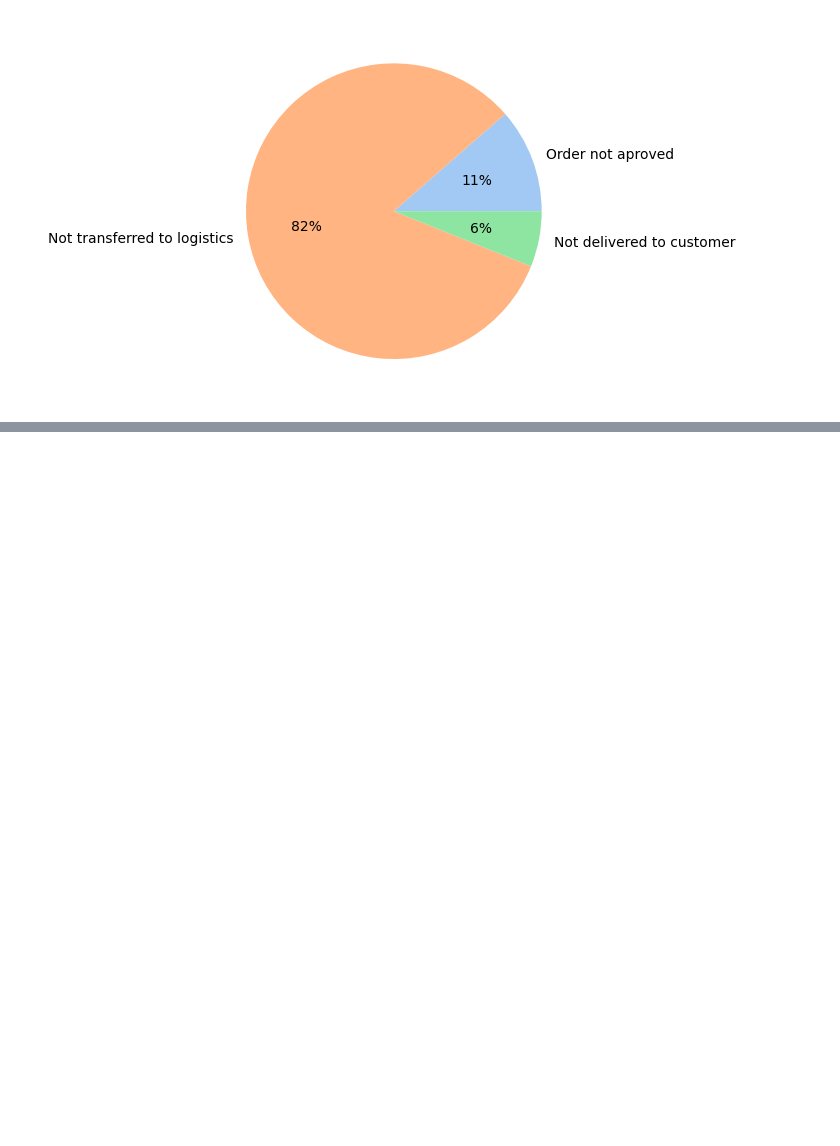
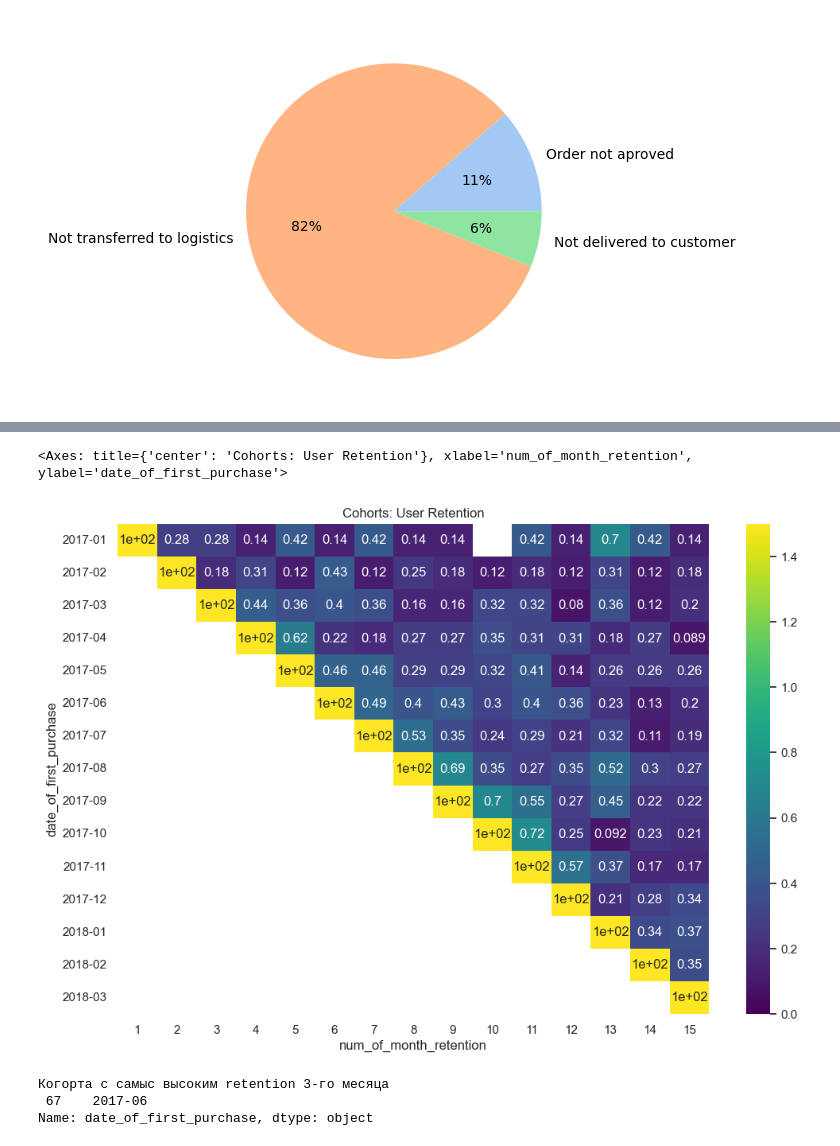
Before and after one commit to Alexandr-Semyagin/e-commerce_project, a Jupyter notebook: E-commerce project.ipynb, the cells around one changed output, grey strips where cells are left out. Cells and saved outputs as stored; diff of their text form; code cells hidden in the pictures; blank space fills up the shorter version.

```diff
--- a/E-commerce project.ipynb
+++ b/E-commerce project.ipynb
@@ -323,0 +509,15 @@ plt.show
+# %%
+retention = retention.reset_index()
+# %%
+#  Функция для нумерации месяцев
+def num_month(x):
+    num = x.split('-')
+    if num[0] == '2017':
+        return int(num[1])
+    else:
+        return int(num[1]) + 12
+# %%
+retention['num_of_month_retention'] = retention.date_of_purchase.apply(lambda x: num_month(x))
+# %%
+# Делаем сводную таблицу для визуализации retention
+pivot_retention = retention.pivot(index='date_of_first_purchase', columns='num_of_month_retention', values='retention_rate_percent')
@@ -323,0 +544,9 @@ plt.show
+# %%
+# Самой удобной визуализацией retention послужит heatmap
+sns.set(style='white')
+plt.figure(figsize=(12, 8))
+plt.title('Cohorts: User Retention')
+sns.heatmap(pivot_retention,annot=True, vmin=0, vmax=1.5, cmap='viridis')
+# %% [output]
+<Axes: title={'center': 'Cohorts: User Retention'}, xlabel='num_of_month_retention', ylabel='date_of_first_purchase'>
+[figure, added]
@@ -323,0 +564,6 @@ plt.show
+# %%
+print('Когорта с самыс высоким retention 3-го месяца', '\n', cohort_with_max_3dmonth_retention.date_of_first_purchase)
+# %% [output]
+Когорта с самыс высоким retention 3-го месяца
+ 67    2017-06
+Name: date_of_first_purchase, dtype: object
```
Also changed, not shown: parts of 69 cells of this notebook.
